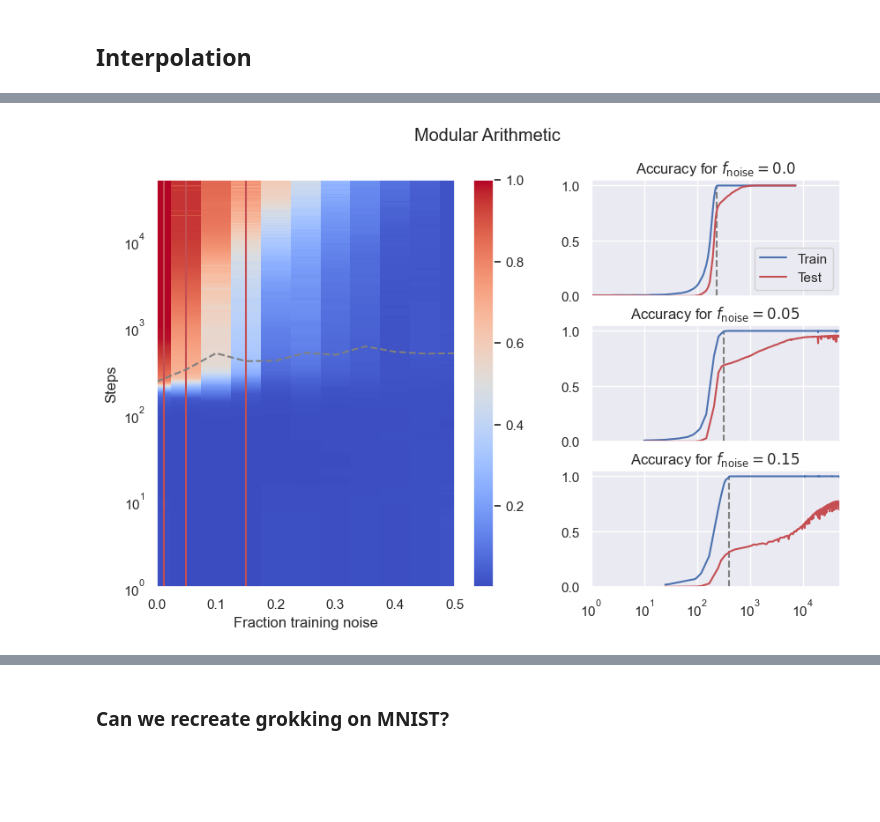
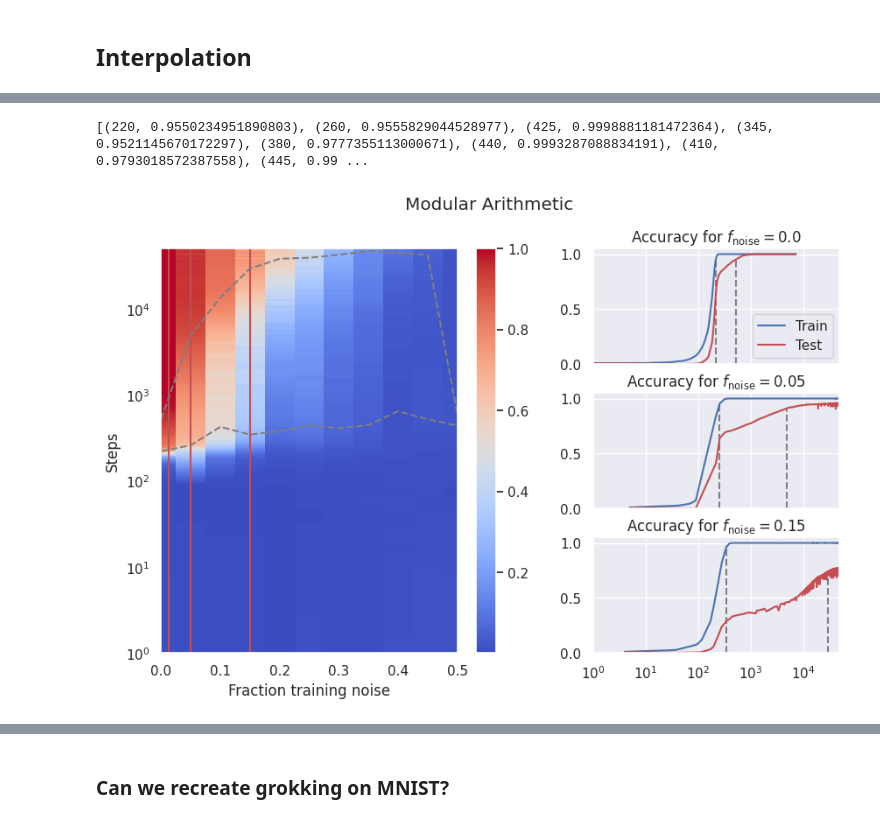
Before and after one commit to jqhoogland/pattern-learning, a Jupyter notebook: unifying/unifying.ipynb, the cells around one changed output, grey strips where cells are left out. Saved outputs shown, nothing was run; the diff lists cells and outputs as text; code cells hidden in the pictures; blank space fills up the shorter version.

Commit message:
ADD mnist interpolation

```diff
--- a/unifying/unifying.ipynb
+++ b/unifying/unifying.ipynb
@@ -962,44 +964,71 @@ def plot_interpolation_overview(
 
     # Find the _step for each run where the train/acc first reaches 1.0
     interpolation = []
+    convergence = []
 
     for i, val in enumerate(unique_vals):
         run = df.loc[(df[unique_col] == val), :]
-        step = run.loc[run["train/acc"] > .99, "_step"].min()
-        interpolation.append(step)
 
-    ax1.plot(unique_vals, interpolation, color="grey", linestyle="--", label="Interpolation")
+        interp_max = run["train/acc"].max()
+        interp_threshold = interp_max * .95
+        interp_step = run.loc[run["train/acc"] > interp_threshold, "_step"].min()  # type: ignore
+        interp_val = run.loc[run._step==interp_step, "train/acc"].values[0]  # type: ignore
+        interpolation.append((interp_step, interp_val))
+
+        conv_max = run[metric].max()
+        conv_threshold = conv_max * .95
+        conv_step = run.loc[run[metric] > conv_threshold, "_step"].min()  # type: ignore
+        conv_val = run.loc[run._step==conv_step, metric].values[0]  # type: ignore
+        convergence.append((conv_step, conv_val))
+
+    print(interpolation, convergence)
+
+    ax1.plot(unique_vals, [v for (v, _) in interpolation], color="grey", linestyle="--", label="Interpolation")
+    ax1.plot(unique_vals, [v for (v, _) in convergence], color="grey", linestyle="--", label="Convergence")
 
     for i, val in enumerate(run_vals):
         run = df.loc[(df[unique_col] == val), :]
         ax = plt.subplot(gs[i, 1])
-        ax.vlines(interpolation[unique_vals.index(val)], 0, 1.0, color="grey", linestyle="--", label=None)
+
+        # Interpolation threshold
+        unique_val_idx = unique_vals.index(val)
+
+        interp_step, interp_val = interpolation[unique_val_idx]
+        ax.vlines(interp_step, 0, interp_val, color="grey", linestyle="--", label=None)
+
+        # Test convergence threshold
+        conv_step, conv_val = convergence[unique_val_idx]
+        ax.vlines(conv_step, 0, conv_val, color="grey", linestyle="--", label=None)
+
         ax.plot(run._step, run["train/acc"], color=blue, label="Train")
         ax.plot(run._step, run[metric], color=red, label="Test")
-        ax.set_title(f"{metric_label_short} for ${latex}={val}$")
+
+        val_rounded = round(val, 2)
+        ax.set_title(f"{metric_label_short} for ${latex}={val_rounded}$")
 
         ax.set_ylim([0., 1.05])
         ax.set_xscale("log")
         ax.set_xlim([1e0, df._step.max()])
 
         if i < len(run_vals) - 1:
             ax.set_xticklabels([])
 
         if i == 0:
             ax.legend(loc="lower right")
 
     plt.suptitle(suptitle)
 
 
 plot_interpolation_overview(
     ln_sweep_cleaned,
     unique_col="frac_label_noise",
     title="Fraction training noise",
     cmap="coolwarm",
     run_vals=[0.0, 0.05, 0.15],
     latex=r"f_\mathrm{noise}",
     log_x=False,
     suptitle="Modular Arithmetic"
 )
 # %% [output]
+[(220, 0.9550234951890803), (260, 0.9555829044528977), (425, 0.9998881181472364), (345, 0.9521145670172297), (380, 0.9777355113000671), (440, 0.9993287088834191), (410, 0.9793018572387558), (445, 0.99 ...
-[figure, old version]
+[figure, new version]
```
Also changed, not shown: parts of 5 cells of this notebook, 10 other files.
